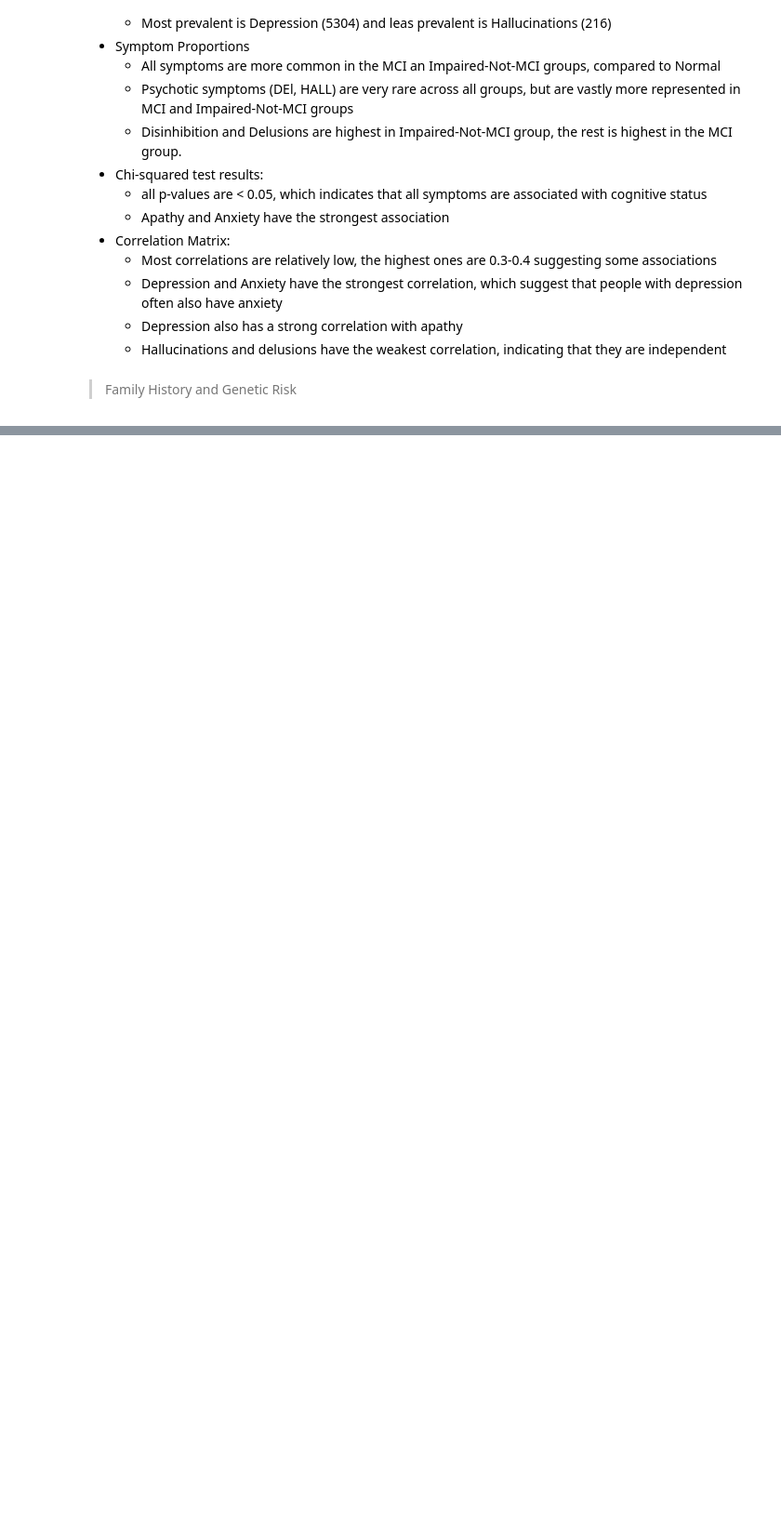
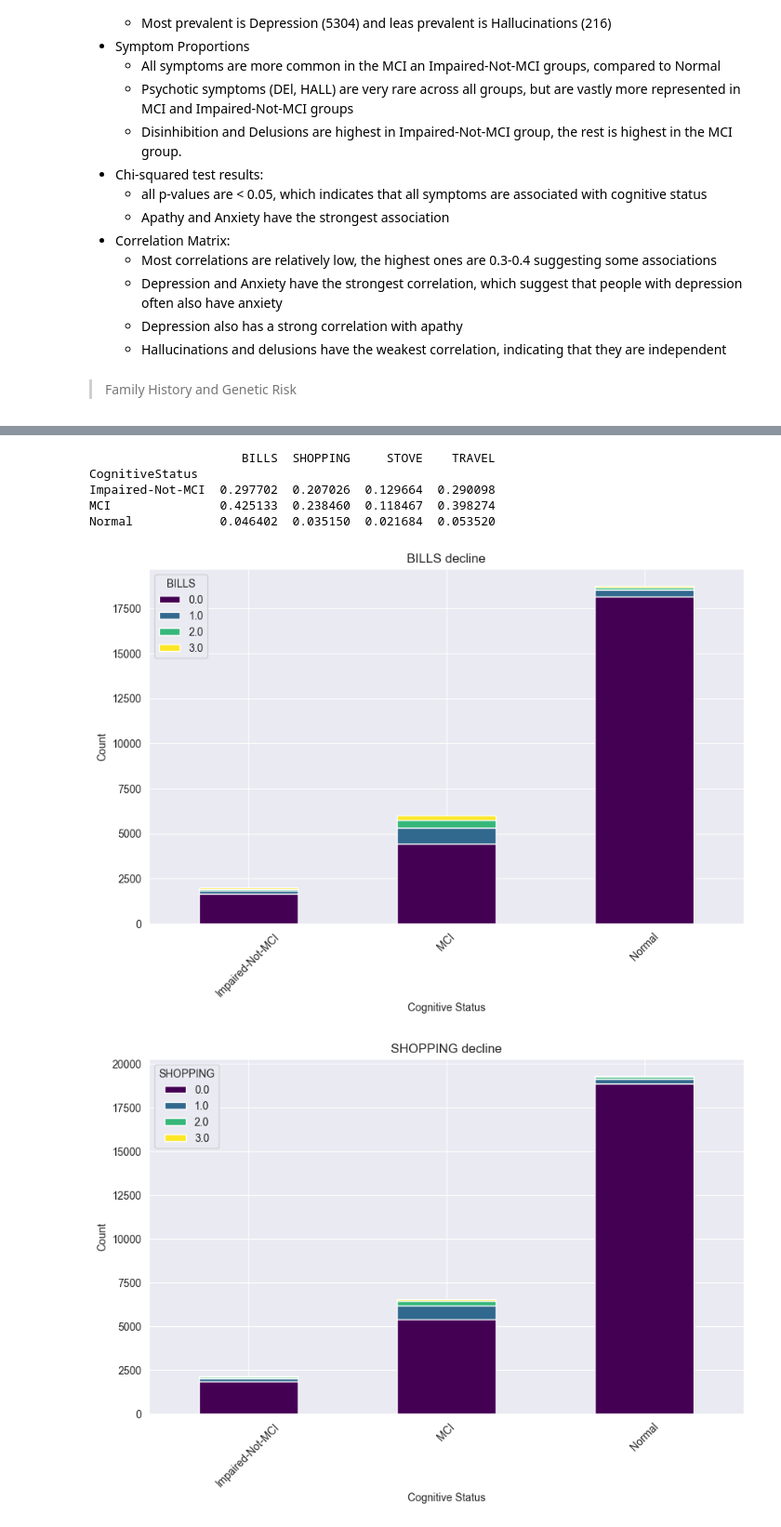
Before and after one commit to xpartla/Bakalarka, a Jupyter notebook: EDA.ipynb, the cells around one changed output, grey strips where cells are left out. Shown at 93% size. Cells and saved outputs as stored; diff of their text form; code cells hidden in the pictures; blank space fills up the shorter version.

```diff
--- a/EDA.ipynb
+++ b/EDA.ipynb
@@ -324,0 +505,12 @@ for col in ['NACCFAM', 'NACCAM', 'NACCFADM']:
+# %%
+df['NACCUDSD'] = pd.to_numeric(df['NACCUDSD'], errors='coerce')
+valid_statuses = [1,2,3,4]
+df = df[df['NACCUDSD'].isin(valid_statuses)]
+status_labels = {1: "Normal", 2: "Impaired-Not-MCI", 3: "MCI", 4: "Dementia"}
+df['CognitiveStatus'] = df['NACCUDSD'].map(status_labels)
+# %%
+grouped = df.groupby('CognitiveStatus')
+invalid_values = [8,9,-4]
+for col in ['BILLS', 'SHOPPING', 'STOVE', 'TRAVEL']:
+    df[col] = pd.to_numeric(df[col], errors='coerce')
+    df[col] = df[col].replace(invalid_values, pd.NA)
@@ -324,0 +538,23 @@ for col in ['NACCFAM', 'NACCAM', 'NACCFADM']:
+# %%
+proportions = grouped[['BILLS', 'SHOPPING', 'STOVE', 'TRAVEL']].mean()
+print(proportions)
+# %% [output]
+                     BILLS  SHOPPING     STOVE    TRAVEL
+CognitiveStatus
+Impaired-Not-MCI  0.297702  0.207026  0.129664  0.290098
+MCI               0.425133  0.238460  0.118467  0.398274
+Normal            0.046402  0.035150  0.021684  0.053520
+# %%
+impairment_vars = ['BILLS', 'SHOPPING', 'STOVE', 'TRAVEL']
+for var in impairment_vars:
+    impairment_counts = df.groupby(['CognitiveStatus', var]).size().unstack()
+    impairment_counts.plot(kind='bar', stacked=True, figsize=(10,6), colormap='viridis')
+    plt.title(f"{var} decline")
+    plt.xlabel('Cognitive Status')
+    plt.ylabel('Count')
+    plt.legend(title=var)
+    plt.xticks(rotation=45)
+    plt.show()
+# %% [output]
+[figure, added]
+[figure, added]
```
Also changed, not shown: parts of 48 cells of this notebook.
